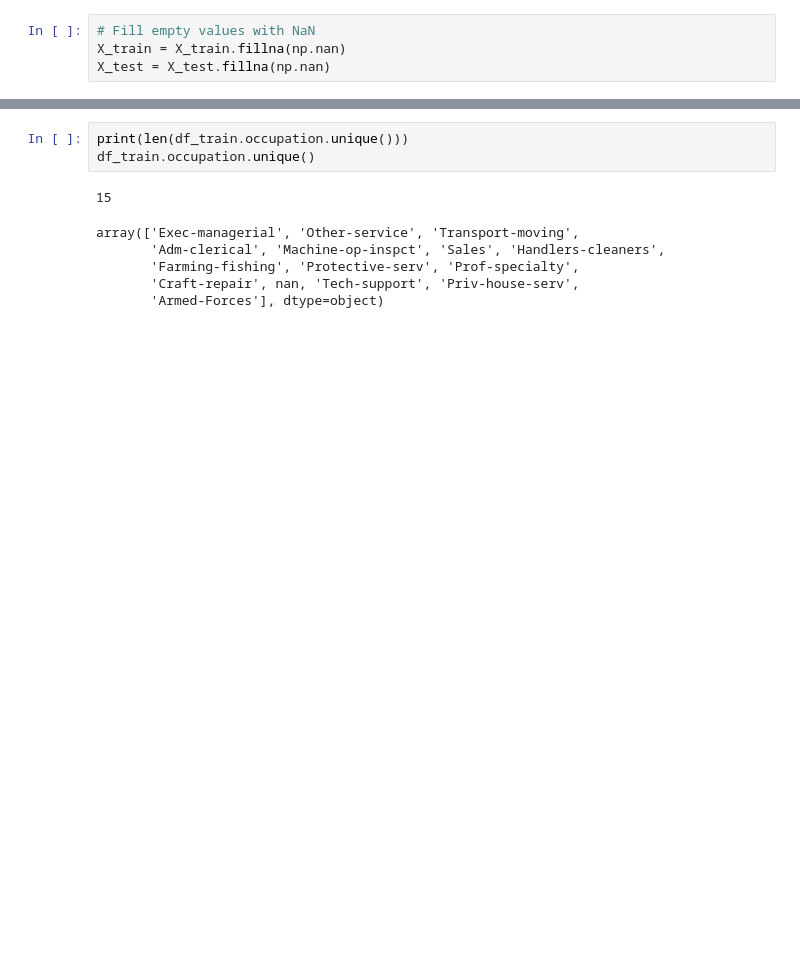
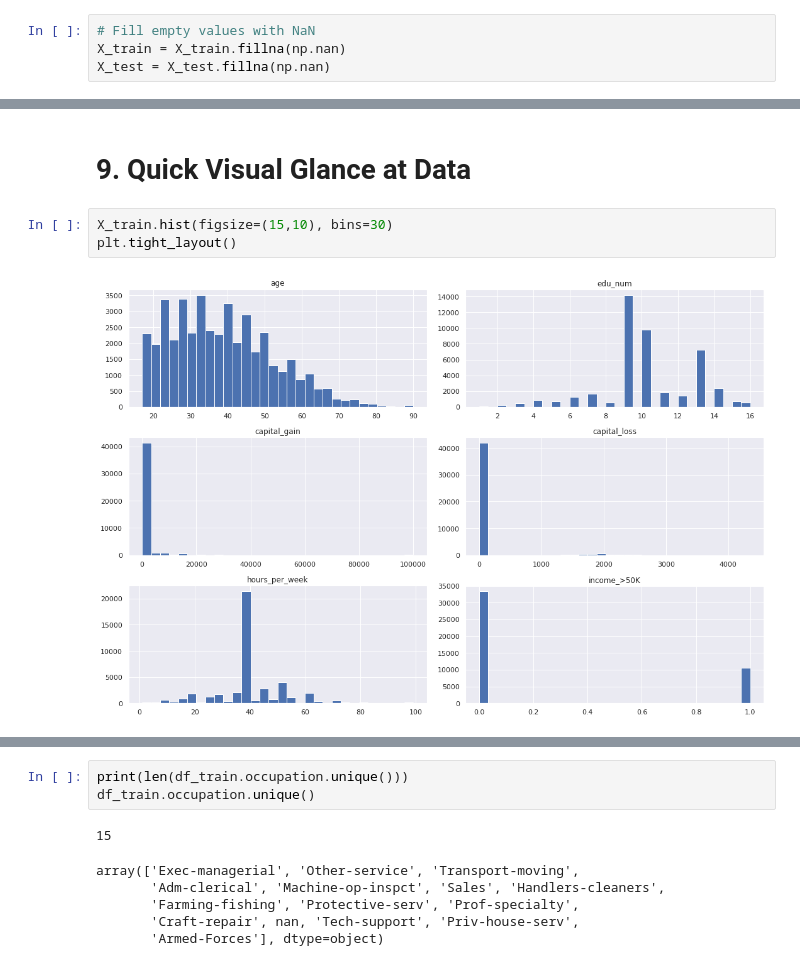
Before and after one commit to heesukjang/Income_Prediction, a Jupyter notebook: Income_Prediction.ipynb, the cells around one changed output, grey strips where cells are left out. Drawn from its saved outputs; the diff is of its cells as text; blank space fills up the shorter version.

```diff
--- a/Income_Prediction.ipynb
+++ b/Income_Prediction.ipynb
@@ -300,0 +328,7 @@ plt.xticks(rotation=90);
+# %% [markdown]
+# 9. Quick Visual Glance at Data
+# %%
+X_train.hist(figsize=(15,10), bins=30)
+plt.tight_layout()
+# %% [output]
+[figure, added]
```
Also changed, not shown: parts of 34 cells of this notebook.
